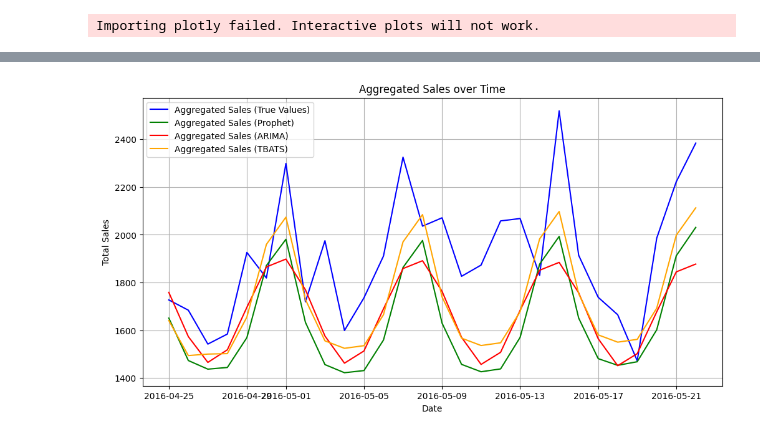
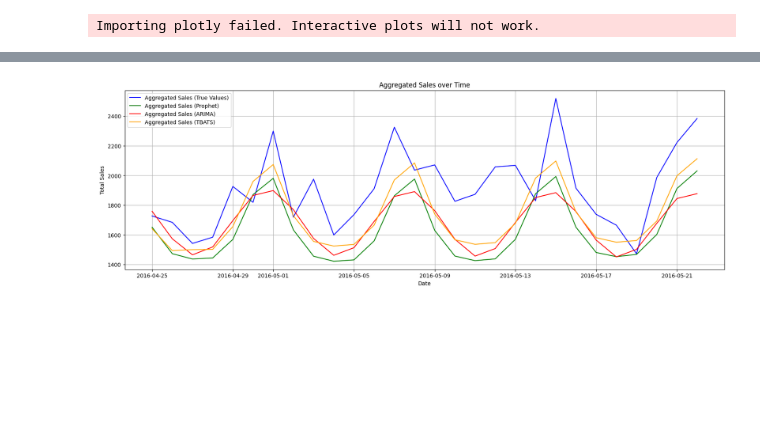
Before and after one commit to JuliusHuizing/AFC, a Jupyter notebook: compare_forecasts.ipynb, the cells around one changed output, grey strips where cells are left out. Drawn from its saved outputs; the diff is of its cells as text; code cells hidden in the pictures; blank space fills up the shorter version.

```diff
--- a/compare_forecasts.ipynb
+++ b/compare_forecasts.ipynb
@@ -30,29 +30,30 @@ most_recent_pickles
 # %%
 # Function to load the forecast from a pickle file
 def load_forecast(model, forecast_path):
-    pickle_file = f"{forecast_path}/{model}_forecast.pkl"
+    filename = most_recent_pickles[model]
+    pickle_file = f"{forecast_path}/{filename}"
     with open(pickle_file, 'rb') as f:
         forecast = pickle.load(f)
     return forecast
 
 # Load forecasts for each model
 prophet_forecast = load_forecast("prophet", forecast_path)
 autoarima_forecast = load_forecast("autoarima", forecast_path)
 tbats_forecast = load_forecast("tbats", forecast_path)
 # Load other forecasts as needed
 
 # Plotting
-plt.figure(figsize=(12, 6))
+plt.figure(figsize=(20, 6))
 plt.plot(data.daily_sales_test.index, data.daily_sales_test.values, label='Aggregated Sales (True Values)', color='blue')
 plt.plot(data.daily_sales_test.index, prophet_forecast['yhat'][1913:], label='Aggregated Sales (Prophet)', color='green')
 plt.plot(data.daily_sales_test.index, autoarima_forecast.values, label='Aggregated Sales (ARIMA)', color='red')
 plt.plot(data.daily_sales_test.index, tbats_forecast, label='Aggregated Sales (TBATS)', color='orange')
 # Add plots for other forecasts as needed
 plt.title('Aggregated Sales over Time')
 plt.xlabel('Date')
 plt.ylabel('Total Sales')
 plt.grid(True)
 plt.legend()
 plt.show()
 # %% [output]
-[figure, old version]
+[figure, new version]
```
Also changed, not shown: parts of 2 cells of this notebook, 3 other files.
